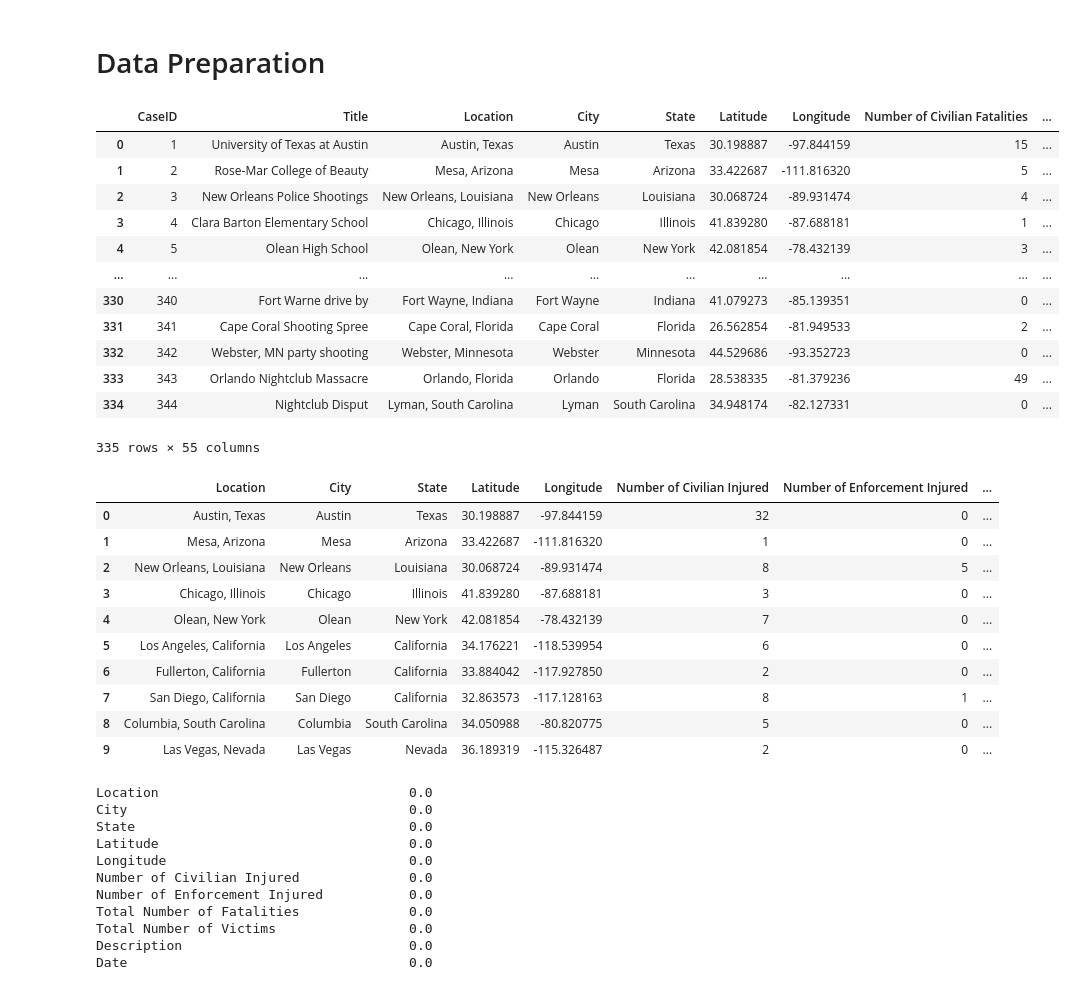
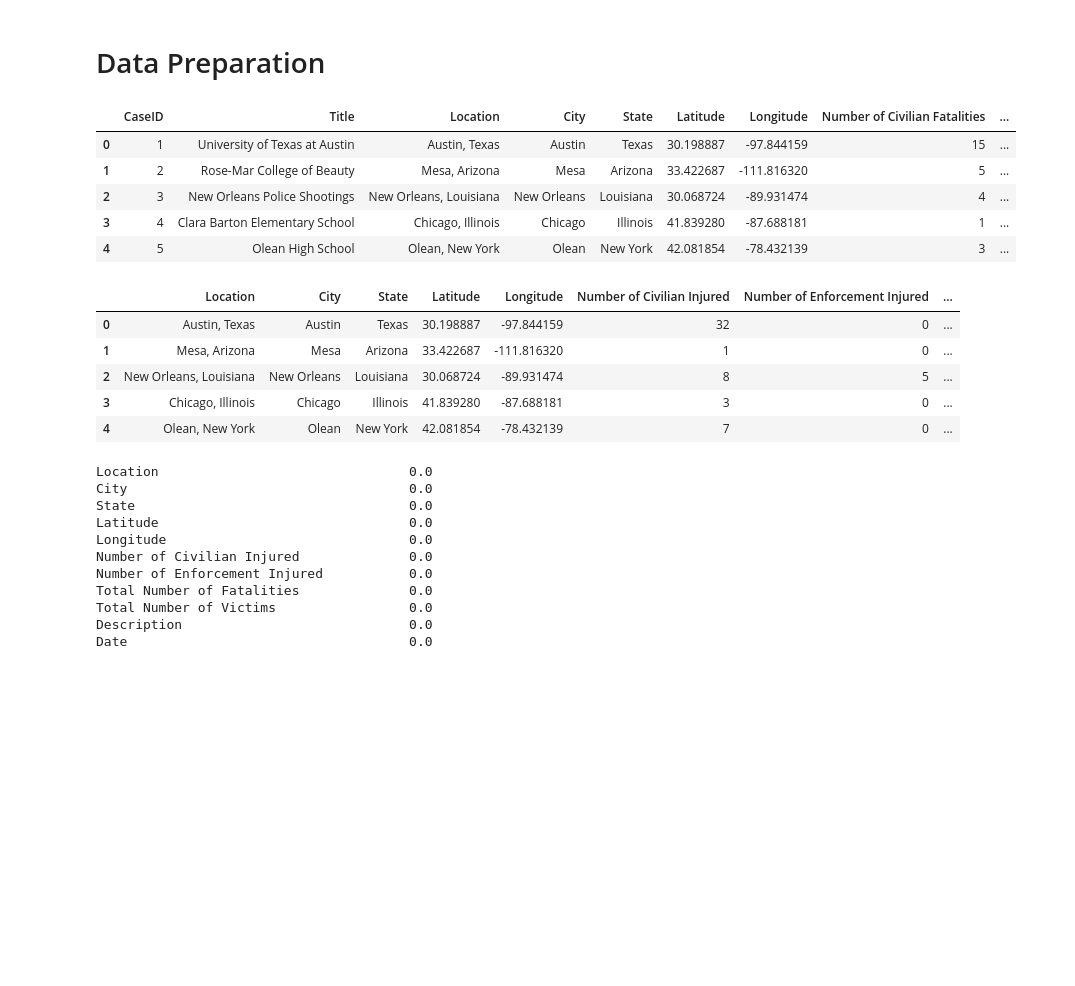
Before and after one commit to ktrn/python-homework, a Jupyter notebook: mass_shooting_analysis.ipynb, the cells around one changed output. Saved outputs shown, nothing was run; the diff lists cells and outputs as text; code cells hidden in the pictures; blank space fills up the shorter version.

```diff
--- a/mass_shooting_analysis.ipynb
+++ b/mass_shooting_analysis.ipynb
@@ -68,21 +68,14 @@ big_shoot = Path("big_shoot.csv")
 big_shoot_df = pd.read_csv(big_shoot,parse_dates=True, infer_datetime_format=True)
 pd.set_option('display.max_columns', None)
 # %%
-big_shoot_df
+big_shoot_df.head(5)
 # %% [output]
 |  | CaseID | Title | Location | City | State | Latitude | Longitude | Number of Civilian Fatalities | ... |
 | 0 | 1 | University of Texas at Austin | Austin, Texas | Austin | Texas | 30.198887 | -97.844159 | 15 | ... |
 | 1 | 2 | Rose-Mar College of Beauty | Mesa, Arizona | Mesa | Arizona | 33.422687 | -111.816320 | 5 | ... |
 | 2 | 3 | New Orleans Police Shootings | New Orleans, Louisiana | New Orleans | Louisiana | 30.068724 | -89.931474 | 4 | ... |
 | 3 | 4 | Clara Barton Elementary School | Chicago, Illinois | Chicago | Illinois | 41.839280 | -87.688181 | 1 | ... |
 | 4 | 5 | Olean High School | Olean, New York | Olean | New York | 42.081854 | -78.432139 | 3 | ... |
-| ... | ... | ... | ... | ... | ... | ... | ... | ... | ... |
-| 330 | 340 | Fort Warne drive by | Fort Wayne, Indiana | Fort Wayne | Indiana | 41.079273 | -85.139351 | 0 | ... |
-| 331 | 341 | Cape Coral Shooting Spree | Cape Coral, Florida | Cape Coral | Florida | 26.562854 | -81.949533 | 2 | ... |
-| 332 | 342 | Webster, MN party shooting | Webster, Minnesota | Webster | Minnesota | 44.529686 | -93.352723 | 0 | ... |
-| 333 | 343 | Orlando Nightclub Massacre | Orlando, Florida | Orlando | Florida | 28.538335 | -81.379236 | 49 | ... |
-| 334 | 344 | Nightclub Disput | Lyman, South Carolina | Lyman | South Carolina | 34.948174 | -82.127331 | 0 | ... |
-335 rows × 55 columns
 # %%
 # Drop unused columns
 big_shoot_df = big_shoot_df.drop(['Title','CaseID','Data Source 1','Data Source 2','Data Source 3','Data Source 4'
@@ -97,7 +90,7 @@ big_shoot_df = big_shoot_df.drop(['Title','CaseID','Data Source 1','Data Source
 big_shoot_df = big_shoot_df.dropna()
 
 # Display head of cleaned dataset
-big_shoot_df.head(10)
+big_shoot_df.head(5)
 # %% [output]
 |  | Location | City | State | Latitude | Longitude | Number of Civilian Injured | Number of Enforcement Injured | ... |
 | 0 | Austin, Texas | Austin | Texas | 30.198887 | -97.844159 | 32 | 0 | ... |
@@ -105,11 +98,6 @@ big_shoot_df.head(10)
 | 2 | New Orleans, Louisiana | New Orleans | Louisiana | 30.068724 | -89.931474 | 8 | 5 | ... |
 | 3 | Chicago, Illinois | Chicago | Illinois | 41.839280 | -87.688181 | 3 | 0 | ... |
 | 4 | Olean, New York | Olean | New York | 42.081854 | -78.432139 | 7 | 0 | ... |
-| 5 | Los Angeles, California | Los Angeles | California | 34.176221 | -118.539954 | 6 | 0 | ... |
-| 6 | Fullerton, California | Fullerton | California | 33.884042 | -117.927850 | 2 | 0 | ... |
-| 7 | San Diego, California | San Diego | California | 32.863573 | -117.128163 | 8 | 1 | ... |
-| 8 | Columbia, South Carolina | Columbia | South Carolina | 34.050988 | -80.820775 | 5 | 0 | ... |
-| 9 | Las Vegas, Nevada | Las Vegas | Nevada | 36.189319 | -115.326487 | 2 | 0 | ... |
 # %%
 # Check for nulls
 big_shoot_df.isnull().mean() * 100
```
Also changed, not shown: parts of 17 cells of this notebook.
